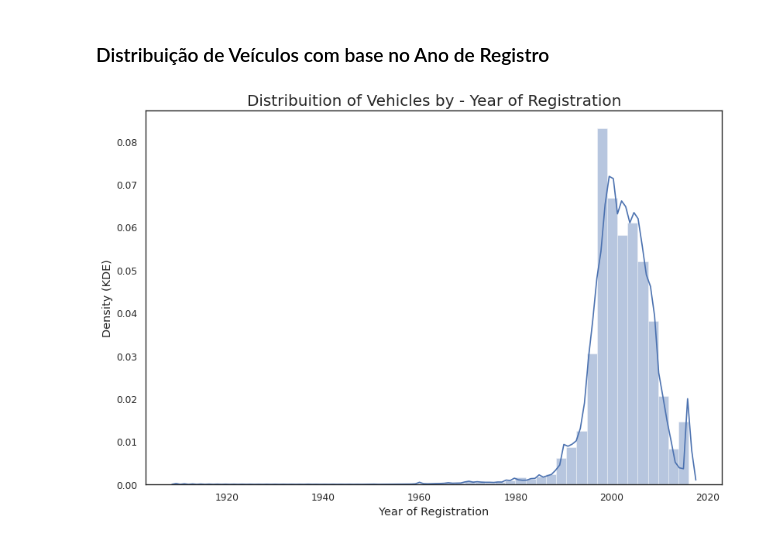
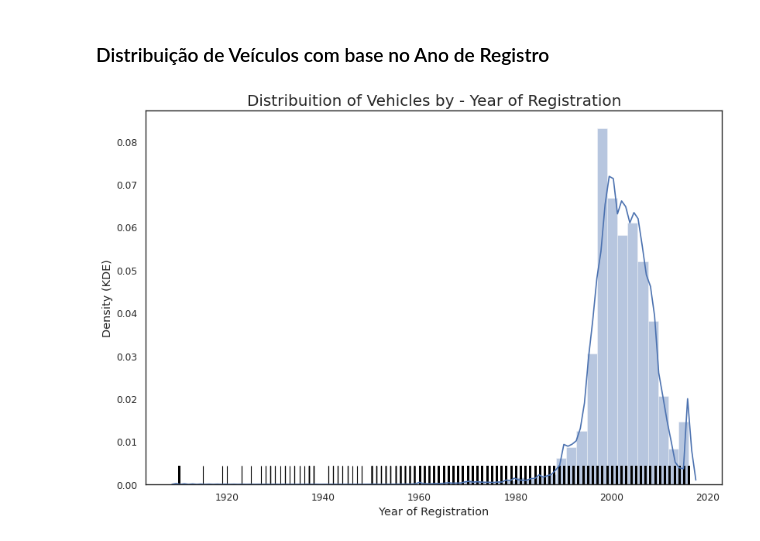
Before and after one commit to ralsouza/kaggle, a Jupyter notebook: src/01_Kaggle_Analysis_1.ipynb, the cells around one changed output. Saved outputs shown, nothing was run; the diff lists cells and outputs as text; code cells hidden in the pictures.

```diff
--- a/src/01_Kaggle_Analysis_1.ipynb
+++ b/src/01_Kaggle_Analysis_1.ipynb
@@ -42,11 +42,22 @@ df.describe()
 # %% [markdown]
 ### Distribuição de Veículos com base no Ano de Registro
 # %%
+# https://seaborn.pydata.org/tutorial/distributions.html
 plt.figure(figsize=(12,8),dpi=80)
-sns.distplot(df['yearOfRegistration'],kde=True)
+
+sns.distplot(df['yearOfRegistration'],
+             rug=True,
+             rug_kws={'color':'black'},
+             kde=True, # Enables/Disables KDE
+             hist=True # Enables/Disables histogram
+             )
+
 plt.title('Distribuition of Vehicles by - Year of Registration',fontsize=18)
+
 plt.ylabel('Density (KDE)',fontsize=13)
+
 plt.xlabel('Year of Registration',fontsize=13)
+
 plt.show()
 # %% [output]
-[figure, old version]
+[figure, new version]
```
Also changed, not shown: parts of 4 cells of this notebook.
